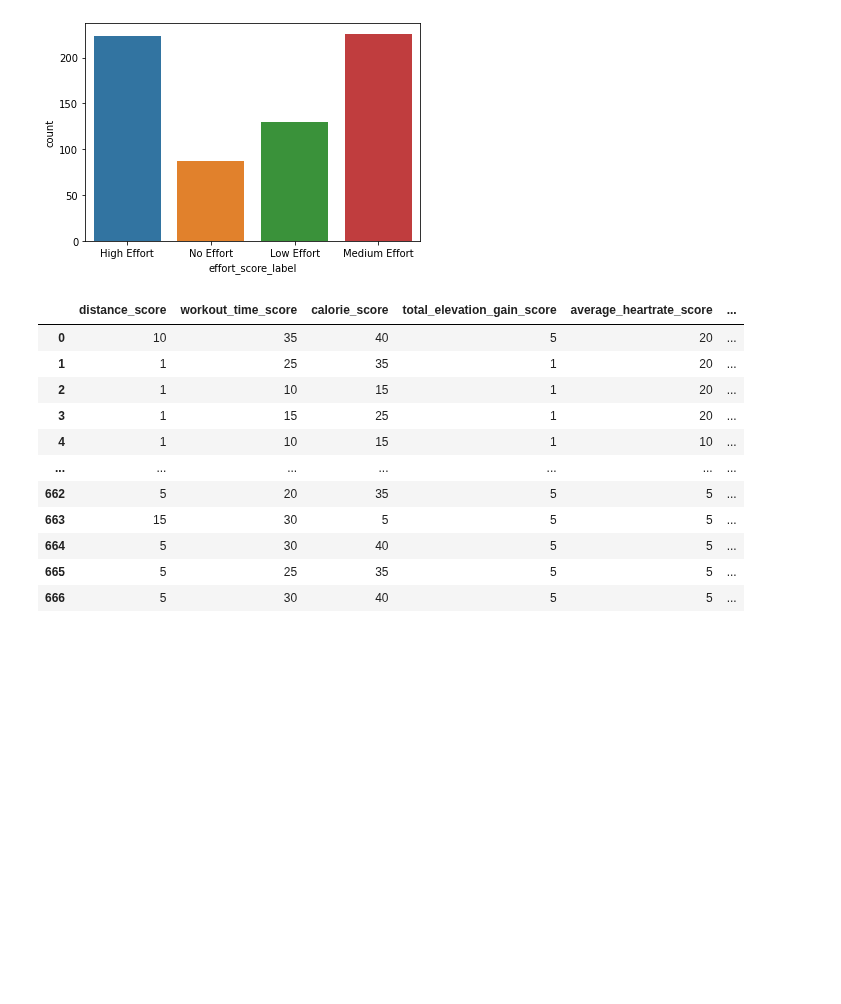
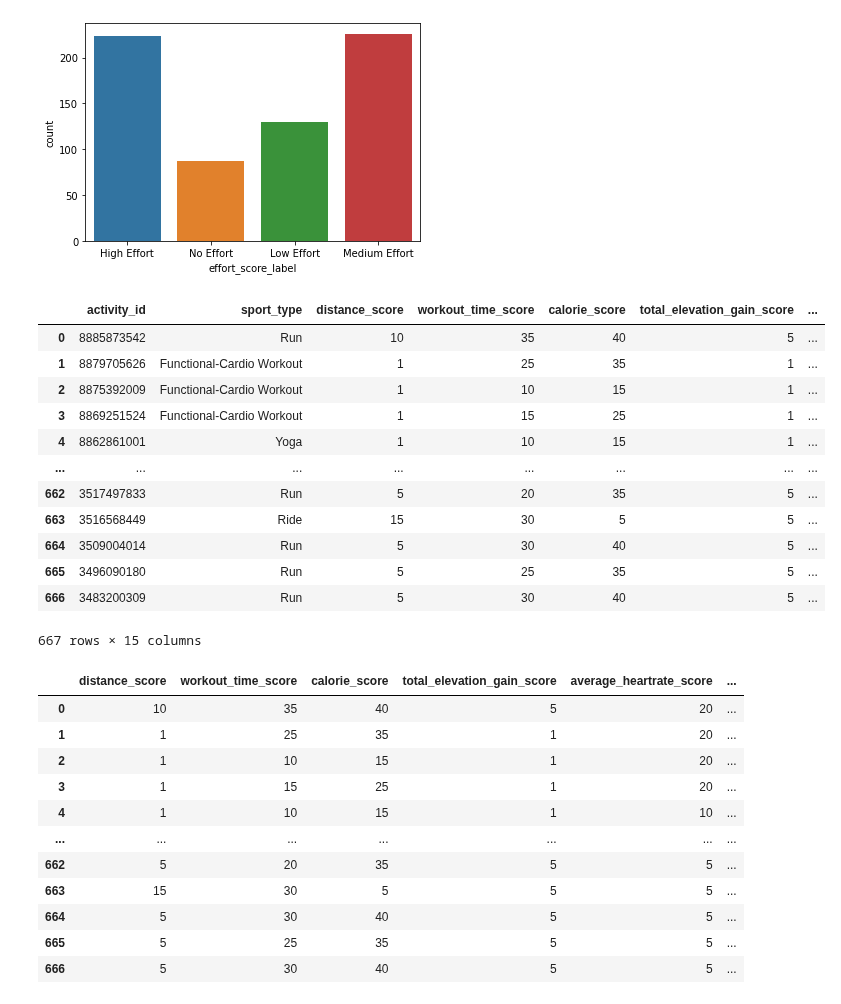
Before and after one commit to ManuelElizaldi/PyStrava, a Jupyter notebook: ClassificationModel.ipynb, the cells around one changed output. Saved outputs shown, nothing was run; the diff lists cells and outputs as text; code cells hidden in the pictures; blank space fills up the shorter version.

```diff
--- a/ClassificationModel.ipynb
+++ b/ClassificationModel.ipynb
@@ -318,2 +328,18 @@ df.to_excel(r'')
+# %%
+score_df
+# %% [output]
+|  | activity_id | sport_type | distance_score | workout_time_score | calorie_score | total_elevation_gain_score | ... |
+| 0 | 8885873542 | Run | 10 | 35 | 40 | 5 | ... |
+| 1 | 8879705626 | Functional-Cardio Workout | 1 | 25 | 35 | 1 | ... |
+| 2 | 8875392009 | Functional-Cardio Workout | 1 | 10 | 15 | 1 | ... |
+| 3 | 8869251524 | Functional-Cardio Workout | 1 | 15 | 25 | 1 | ... |
+| 4 | 8862861001 | Yoga | 1 | 10 | 15 | 1 | ... |
+| ... | ... | ... | ... | ... | ... | ... | ... |
+| 662 | 3517497833 | Run | 5 | 20 | 35 | 5 | ... |
+| 663 | 3516568449 | Ride | 15 | 30 | 5 | 5 | ... |
+| 664 | 3509004014 | Run | 5 | 30 | 40 | 5 | ... |
+| 665 | 3496090180 | Run | 5 | 25 | 35 | 5 | ... |
+| 666 | 3483200309 | Run | 5 | 30 | 40 | 5 | ... |
+667 rows × 15 columns
 # %%
 # Creating features df, this will only contain the scores for each column
```
Also changed, not shown: parts of 10 cells of this notebook.
